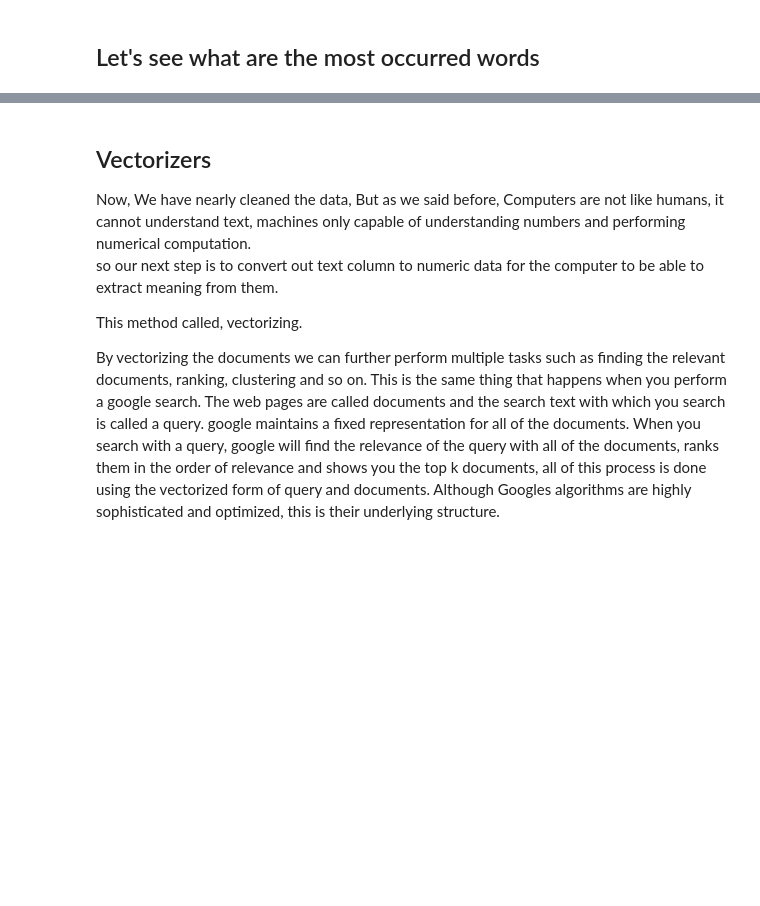
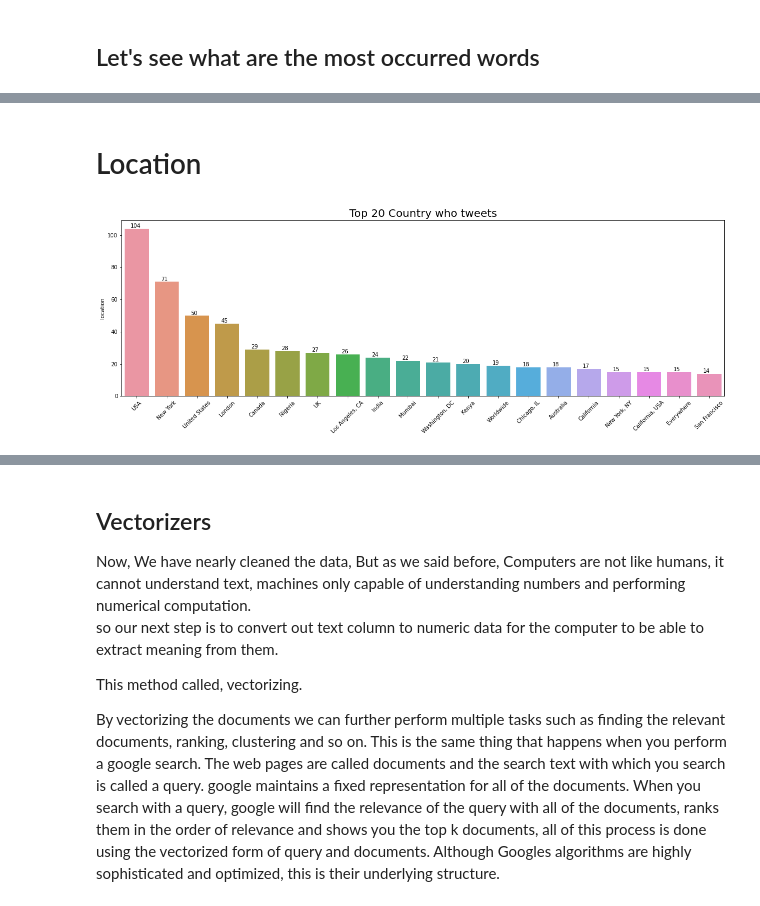
Before and after one commit to geehaad/DisasterTweets, a Jupyter notebook: Disaster_Tweets.ipynb, the cells around one changed output, grey strips where cells are left out. Cells and saved outputs as stored; diff of their text form; code cells hidden in the pictures; blank space fills up the shorter version.

```diff
--- a/Disaster_Tweets.ipynb
+++ b/Disaster_Tweets.ipynb
@@ -277,5 +293,5 @@ We are going to use NLTK (Natural Language Toolkit), NLTK has a list of stopword
 # %%
 from nltk.corpus import stopwords
 stop = stopwords.words('english')
-df_train['cleaned'].apply(lambda x: [item for item in x if item not in stop])
-df_test['cleaned'].apply(lambda x: [item for item in x if item not in stop])
+df_train['cleaned'] = [item for item in df_train['cleaned'] if item not in stop]
+df_test['cleaned'] = [item for item in df_test['cleaned'] if item not in stop]
@@ -360,0 +434,13 @@ show_wordcloud([df_train[df_train["target"]==0]], "Not Disaster")
+# %% [markdown]
+# Location
+# %%
+plt.figure(figsize=(20,6))
+labels = df_train['location'].value_counts().index[:20]
+data = df_train['location'].value_counts()[:20]
+ax = sns.barplot(x=labels, y = data)
+for p in ax.patches:
+    ax.annotate(str(int(p.get_height())), (p.get_x()+0.2, p.get_height()+0.5))
+ax.set_title('Top 20 Country who tweets', fontsize=20)
+ax.set_xticklabels(labels=labels, rotation=45);
+# %% [output]
+[figure, added]
```
Also changed, not shown: parts of 60 cells of this notebook, 1 other file.
